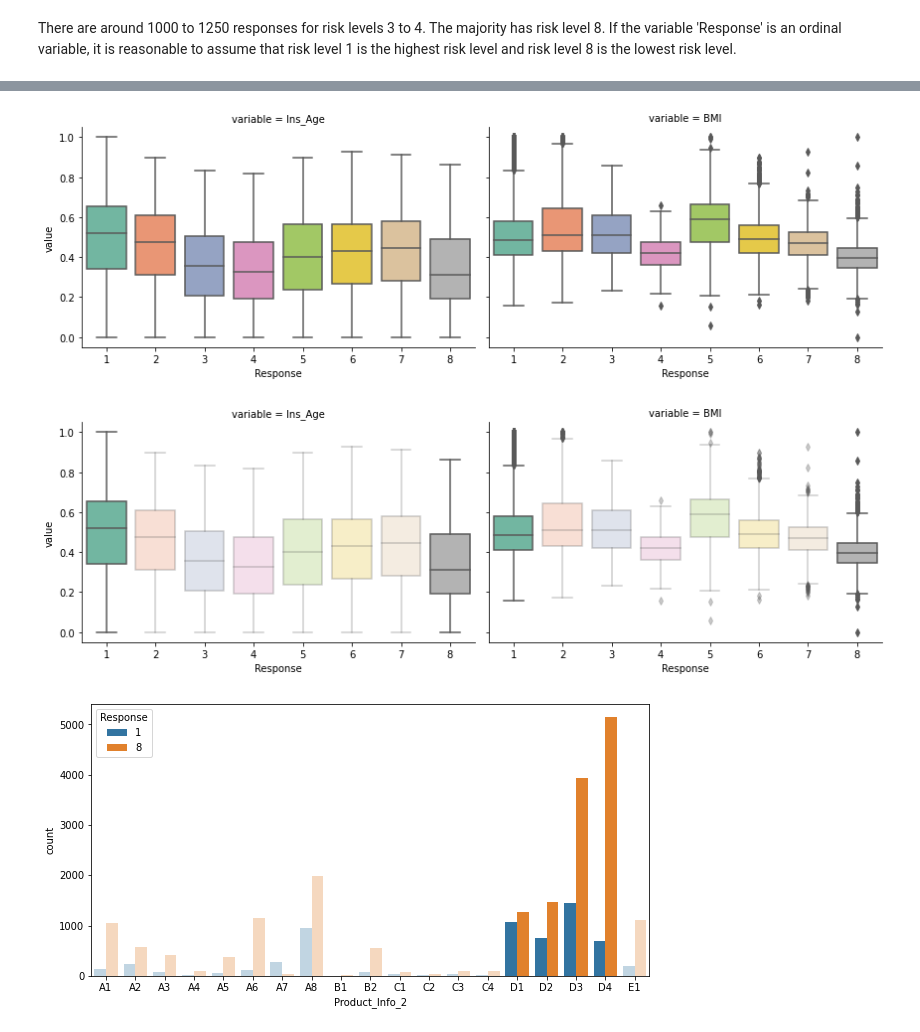
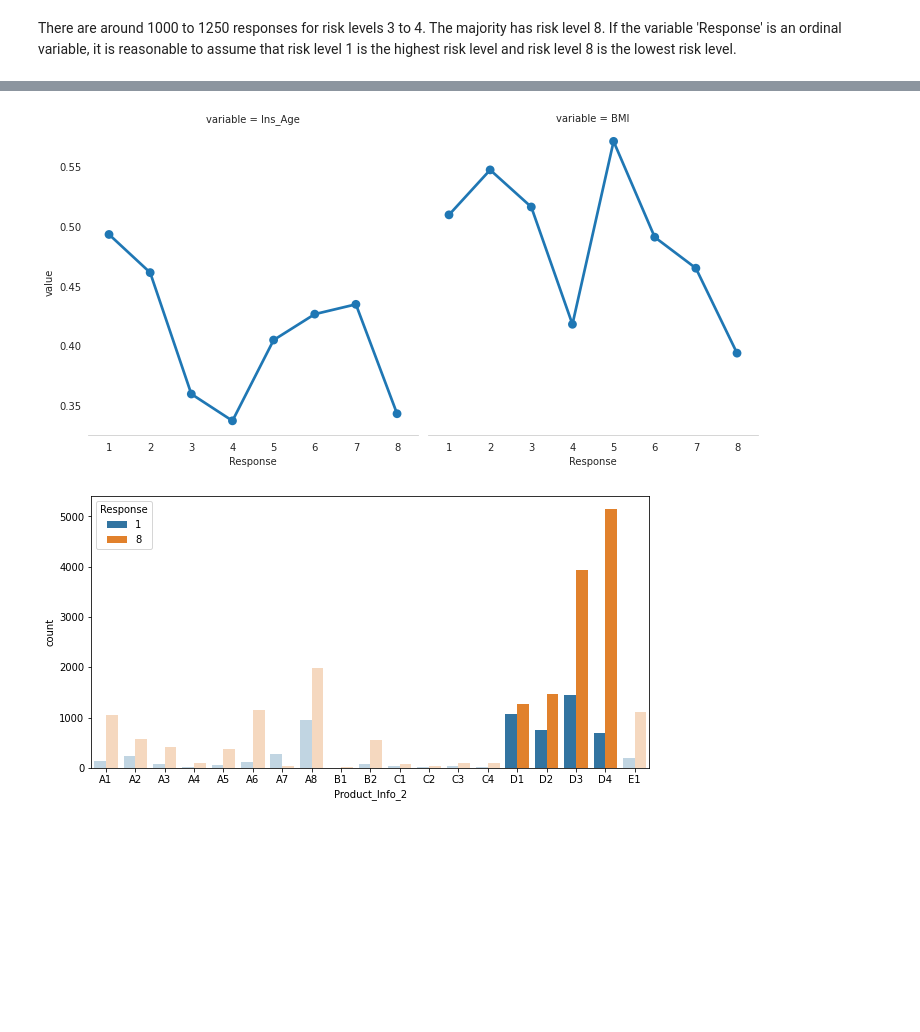
Before and after one commit to m2ng/hangseng-case, a Jupyter notebook: nb/analysis.ipynb, the cells around one changed output, grey strips where cells are left out. Saved outputs shown, nothing was run; the diff lists cells and outputs as text; code cells hidden in the pictures; blank space fills up the shorter version.

```diff
--- a/nb/analysis.ipynb
+++ b/nb/analysis.ipynb
@@ -40,3 +40,5 @@ len(train_df.index), len(test_df.index)
 (59381, 19765)
 # %% [markdown]
 The training set has 59381 samples while the test set has 19765 samples.
+# %%
+sns.set_style("whitegrid")
@@ -71,23 +135,28 @@ There are around 1000 to 1250 responses for risk levels 3 to 4. The majority has
 # %%
 f = pd.melt(train_df.loc[:, ["Response"] + ["Ins_Age", "BMI"]], id_vars=["Response"], value_vars=["Ins_Age", "BMI"])
-g = sns.FacetGrid(f, col="variable", col_wrap=2, height=4, aspect=1.5)
-g.map(sns.boxplot, "Response", "value", order=list(range(1, 9)), palette="Set2")
-plt.show()
+g = sns.catplot(data=f, x="Response", y="value", col="variable", kind="point", ci=False)
+g.despine(left=True)
+g.axes[0, 0].grid(False)
+g.axes[0, 1].grid(False)
 
-f = pd.melt(train_df.loc[:, ["Response"] + ["Ins_Age", "BMI"]], id_vars=["Response"], value_vars=["Ins_Age", "BMI"])
-g = sns.FacetGrid(f, col="variable", col_wrap=2, height=4, aspect=1.5)
-g.map(sns.boxplot, "Response", "value", order=list(range(1, 9)), palette="Set2")
+# f = pd.melt(train_df.loc[:, ["Response"] + ["Ins_Age", "BMI"]], id_vars=["Response"], value_vars=["Ins_Age", "BMI"])
+# g = sns.FacetGrid(f, col="variable", col_wrap=2, height=4, aspect=1.5)
+# g.map(sns.catplot, "Response", "value", order=list(range(1, 9)))
+# plt.show()
 
-for ax in g.axes:
-    for i, x in enumerate(y for y in ax.get_children() if "PathPatch" in str(y.__class__)):
-        if i not in [0, 7]:
-            x.set_alpha(.3)
-    for i, x in enumerate(y for y in ax.get_children()):
-        if i in range(6, 42):
-            x.set_alpha(.3)
+# f = pd.melt(train_df.loc[:, ["Response"] + ["Ins_Age", "BMI"]], id_vars=["Response"], value_vars=["Ins_Age", "BMI"])
+# g = sns.FacetGrid(f, col="variable", col_wrap=2, height=4, aspect=1.5)
+# g.map(sns.boxplot, "Response", "value", order=list(range(1, 9)), palette="Set2")
+
+# for ax in g.axes:
+#     for i, x in enumerate(y for y in ax.get_children() if "PathPatch" in str(y.__class__)):
+#         if i not in [0, 7]:
+#             x.set_alpha(.3)
+#     for i, x in enumerate(y for y in ax.get_children()):
+#         if i in range(6, 42):
+#             x.set_alpha(.3)
 # %% [output]
-[figure, old version]
+[figure, new version]
-[figure, removed]
 # %%
 plt.figure(figsize=(10, 5))
 g = sns.barplot(
```
Also changed, not shown: parts of 6 cells of this notebook.
